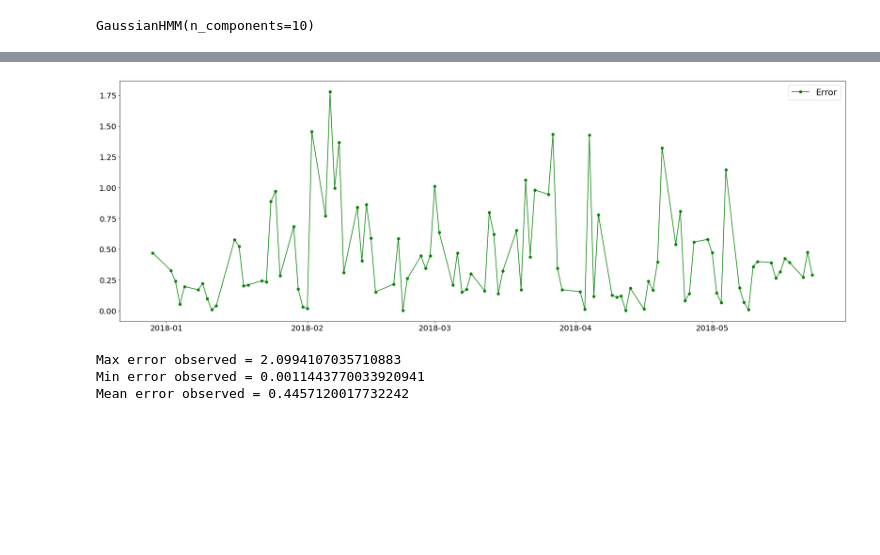
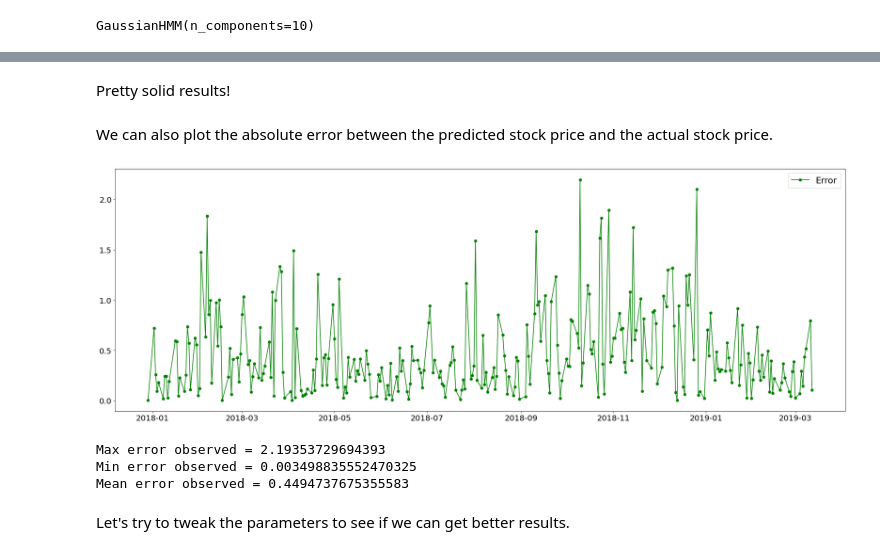
Before and after one commit to nhatkhangcs/Machine-Learning-HCMUT-Labs, a Jupyter notebook: src/Lab4.GraphicalModels.ipynb, the cells around one changed output, grey strips where cells are left out. Saved outputs shown, nothing was run; the diff lists cells and outputs as text; code cells hidden in the pictures; blank space fills up the shorter version.

```diff
--- a/src/Lab4.GraphicalModels.ipynb
+++ b/src/Lab4.GraphicalModels.ipynb
@@ -174,20 +179,26 @@ plt.show()
+# %% [markdown]
+Pretty solid results!
+# %% [markdown]
+We can also plot the absolute error between the predicted stock price and the actual stock price.
 # %%
 # Calculate the absolute error use temp
-ae = np.abs(np.array(test_data.iloc[0:num_days_to_predict]['Close']) - pd.DataFrame(predicted_close_prices))
+ae = np.abs(test_data.iloc[0:num_days_to_predict]['Close'] - pd.DataFrame(predicted_close_prices))
 
 # Plot the error
 plt.figure(figsize=(30, 10), dpi=80)
 plt.plot(x_axis, ae, 'go-', label="Error")
 plt.legend(prop={'size': 20})
 plt.show()
 # %% [output]
-[figure, old version]
+[figure, new version]
 # %%
-print("Max error observed = " + str(ae.max()))
-print("Min error observed = " + str(ae.min()))
-print("Mean error observed = " + str(ae.mean()))
+print("Max error observed = " + str(ae.max().values[0]))
+print("Min error observed = " + str(ae.min().values[0]))
+print("Mean error observed = " + str(ae.mean().values[0]))
 # %% [output]
-Max error observed = 2.0994107035710883
-Min error observed = 0.0011443770033920941
-Mean error observed = 0.4457120017732242
+Max error observed = 2.19353729694393
+Min error observed = 0.003498835552470325
+Mean error observed = 0.4494737675355583
+# %% [markdown]
+Let's try to tweak the parameters to see if we can get better results.
 # %%
```
Also changed, not shown: parts of 22 cells of this notebook, 5 other files.
